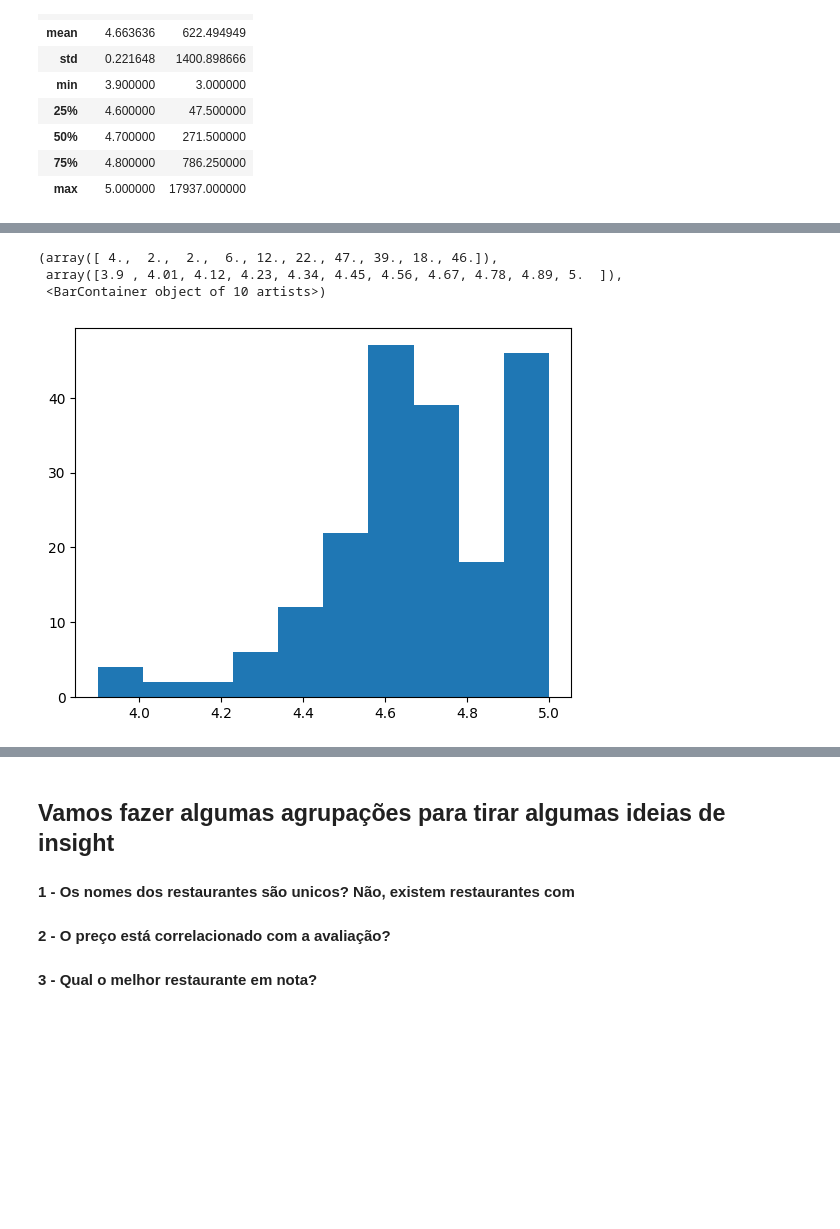
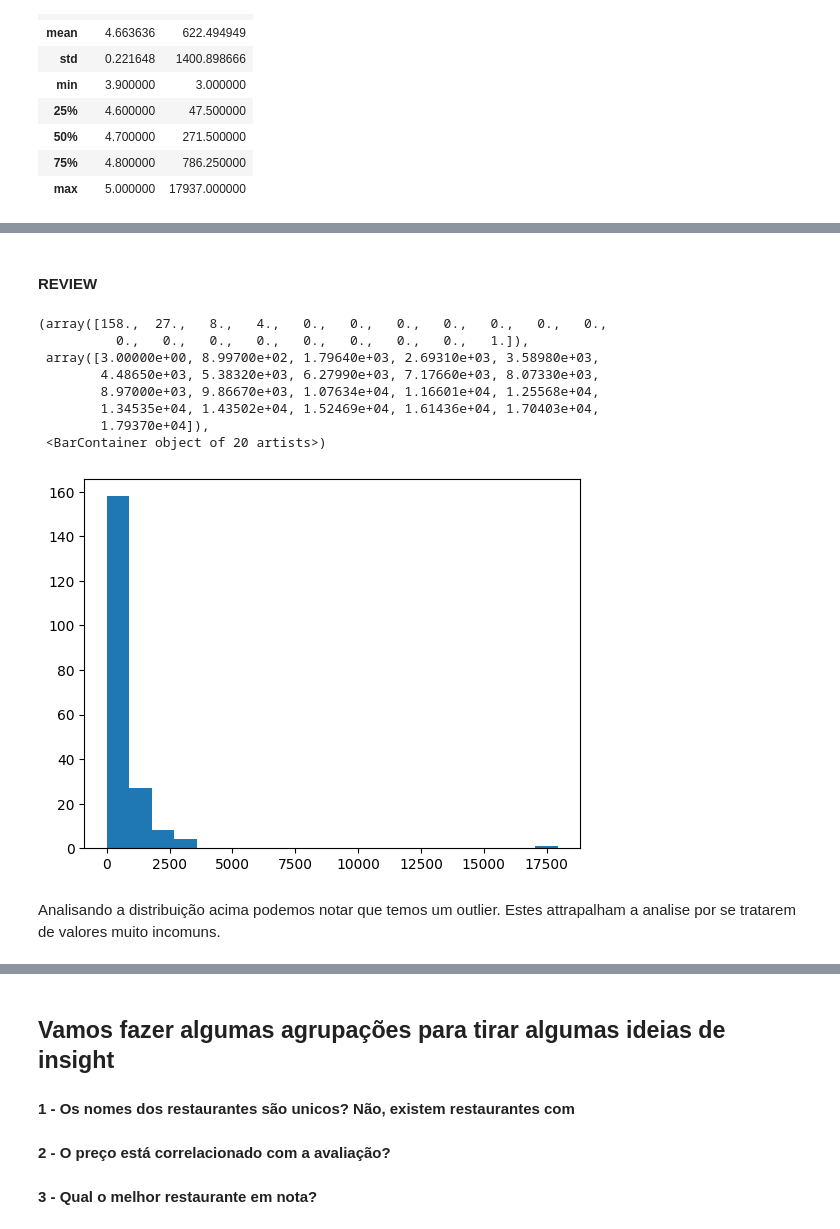
Before and after one commit to eusoulucas/coffee_shop_data_insight, a Jupyter notebook: analysis.ipynb, the cells around one changed output, grey strips where cells are left out. Drawn from its saved outputs; the diff is of its cells as text; code cells hidden in the pictures; blank space fills up the shorter version.

```diff
--- a/analysis.ipynb
+++ b/analysis.ipynb
@@ -84,7 +86,17 @@ coffeeDF.describe()
+# %% [markdown]
+#### REVIEW
 # %%
-plt.hist(coffeeDF['Rating'])
+plt.hist(coffeeDF['Reviews'], bins=20)
 # %% [output]
-(array([ 4.,  2.,  2.,  6., 12., 22., 47., 39., 18., 46.]),
- array([3.9 , 4.01, 4.12, 4.23, 4.34, 4.45, 4.56, 4.67, 4.78, 4.89, 5.  ]),
- <BarContainer object of 10 artists>)
+(array([158.,  27.,   8.,   4.,   0.,   0.,   0.,   0.,   0.,   0.,   0.,
+          0.,   0.,   0.,   0.,   0.,   0.,   0.,   0.,   1.]),
+ array([3.00000e+00, 8.99700e+02, 1.79640e+03, 2.69310e+03, 3.58980e+03,
+        4.48650e+03, 5.38320e+03, 6.27990e+03, 7.17660e+03, 8.07330e+03,
+        8.97000e+03, 9.86670e+03, 1.07634e+04, 1.16601e+04, 1.25568e+04,
+        1.34535e+04, 1.43502e+04, 1.52469e+04, 1.61436e+04, 1.70403e+04,
+        1.79370e+04]),
+ <BarContainer object of 20 artists>)
-[figure, old version]
+[figure, new version]
+# %% [markdown]
+Analisando a distribuição acima podemos notar que temos um outlier.
+Estes attrapalham a analise por se tratarem de valores muito incomuns.
```
Also changed, not shown: parts of 7 cells of this notebook.
